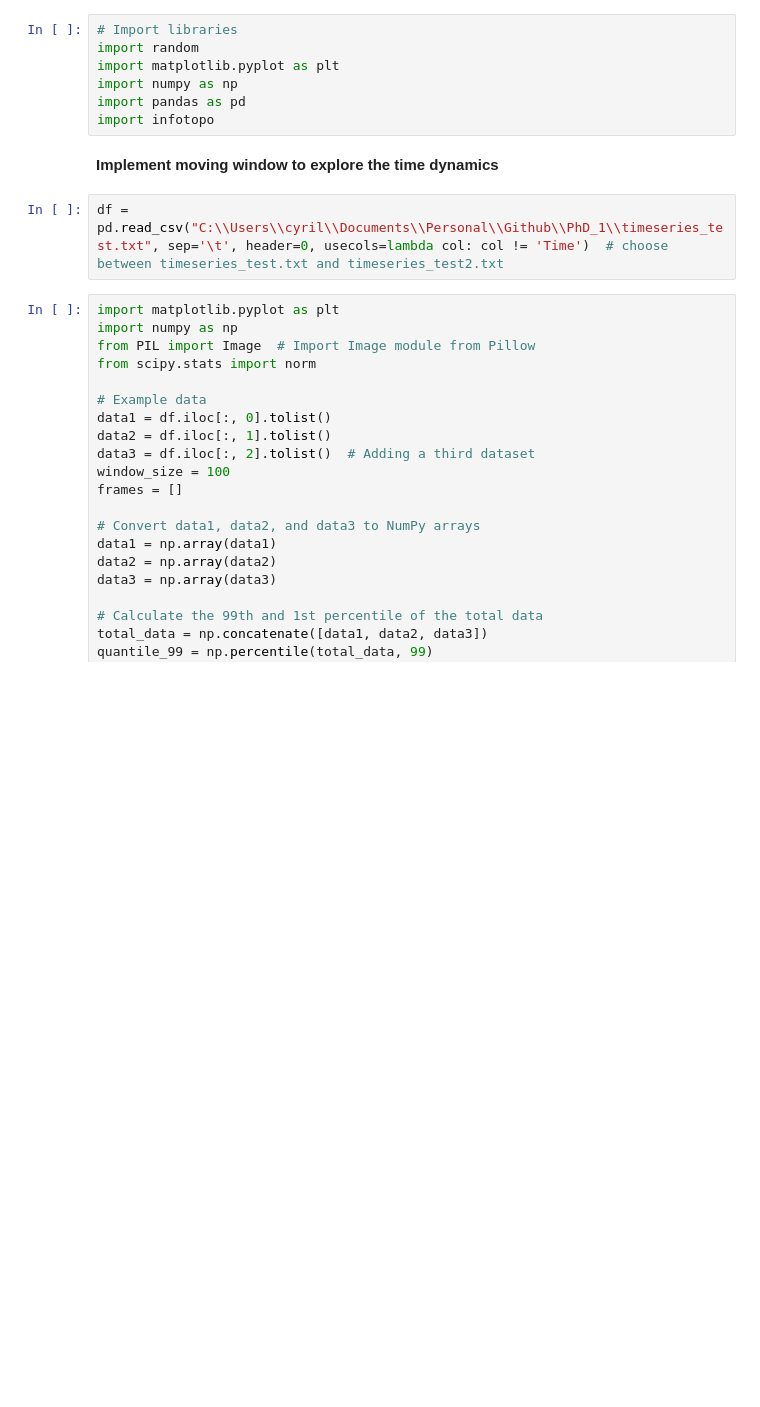
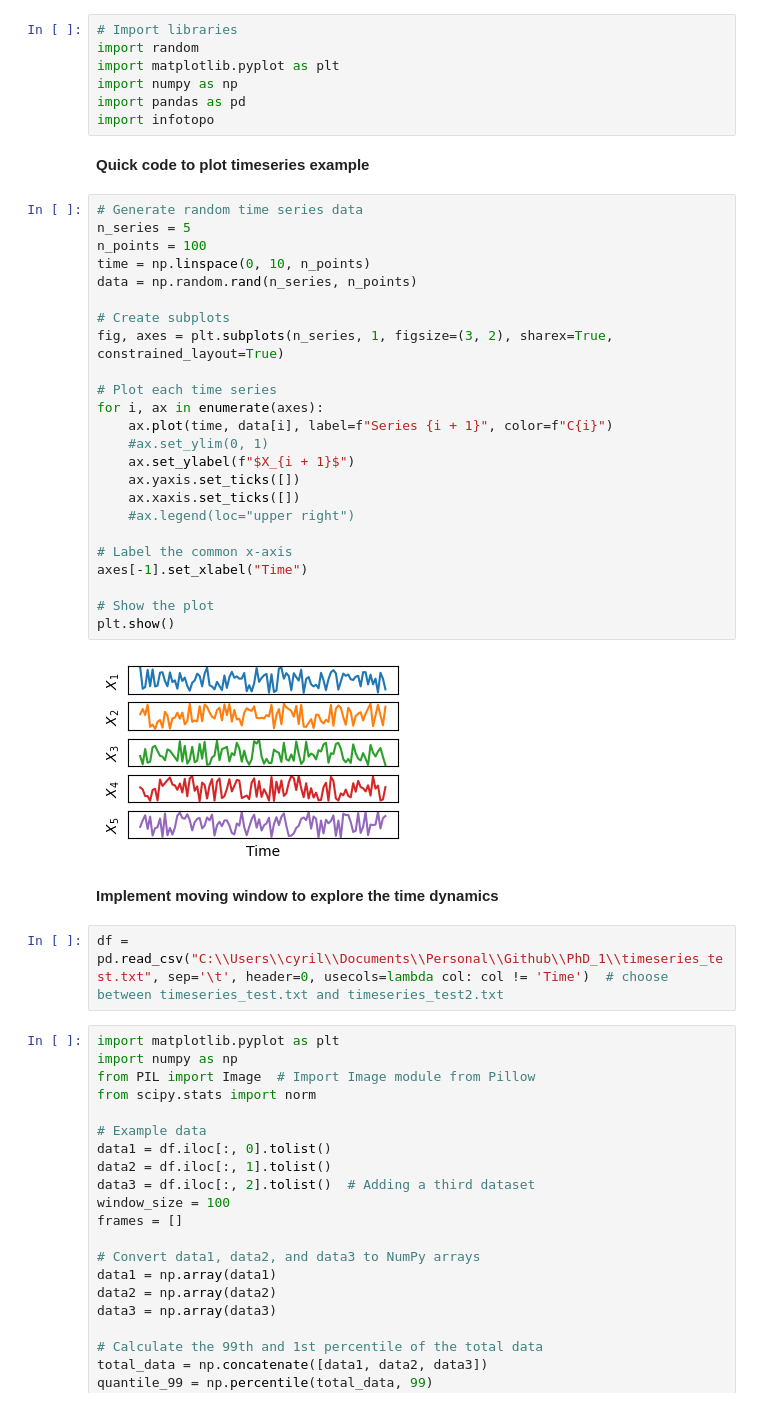
Before and after one commit to cyrilrommens/PhD_1, a Jupyter notebook: timeseries_moving_window.ipynb, the cells around one changed output. Cells and saved outputs as stored; diff of their text form; blank space fills up the shorter version.

```diff
--- a/timeseries_moving_window.ipynb
+++ b/timeseries_moving_window.ipynb
@@ -5,6 +5,34 @@ import matplotlib.pyplot as plt
 import numpy as np
 import pandas as pd
 import infotopo
+# %% [markdown]
+**Quick code to plot timeseries example**
+# %%
+# Generate random time series data
+n_series = 5
+n_points = 100
+time = np.linspace(0, 10, n_points)
+data = np.random.rand(n_series, n_points)
+
+# Create subplots
+fig, axes = plt.subplots(n_series, 1, figsize=(3, 2), sharex=True, constrained_layout=True)
+
+# Plot each time series
+for i, ax in enumerate(axes):
+    ax.plot(time, data[i], label=f"Series {i + 1}", color=f"C{i}")
+    #ax.set_ylim(0, 1)
+    ax.set_ylabel(f"$X_{i + 1}$")
+    ax.yaxis.set_ticks([])
+    ax.xaxis.set_ticks([])
+    #ax.legend(loc="upper right")
+
+# Label the common x-axis
+axes[-1].set_xlabel("Time")
+
+# Show the plot
+plt.show()
+# %% [output]
+[figure, added]
 # %% [markdown]
 **Implement moving window to explore the time dynamics**
 # %%
```
Also changed, not shown: 3 other files.
